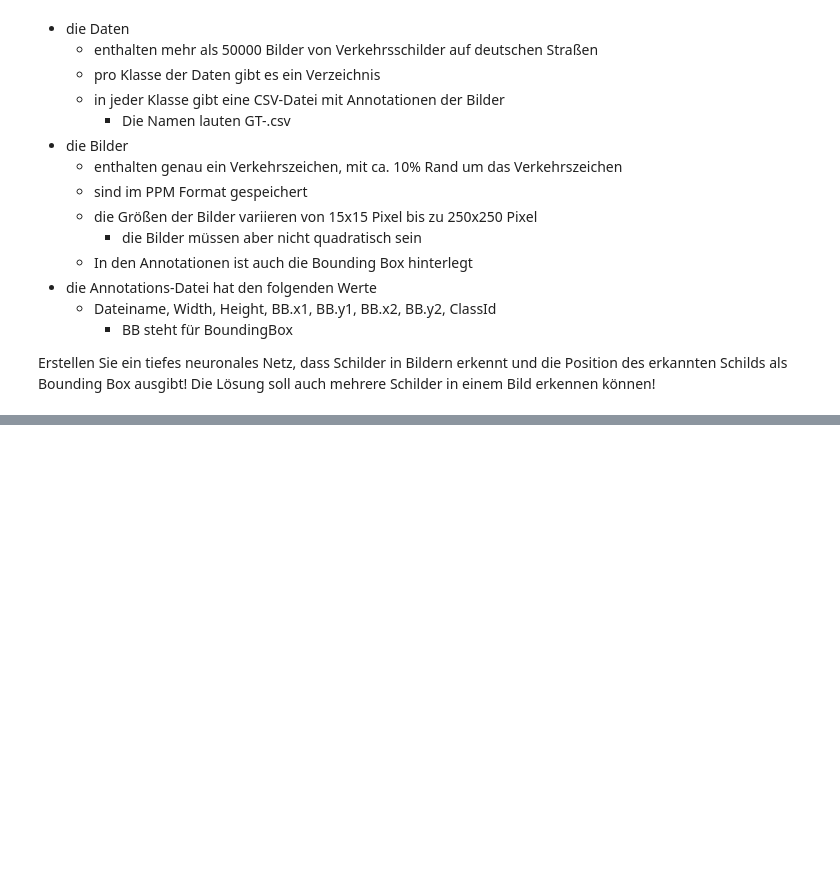
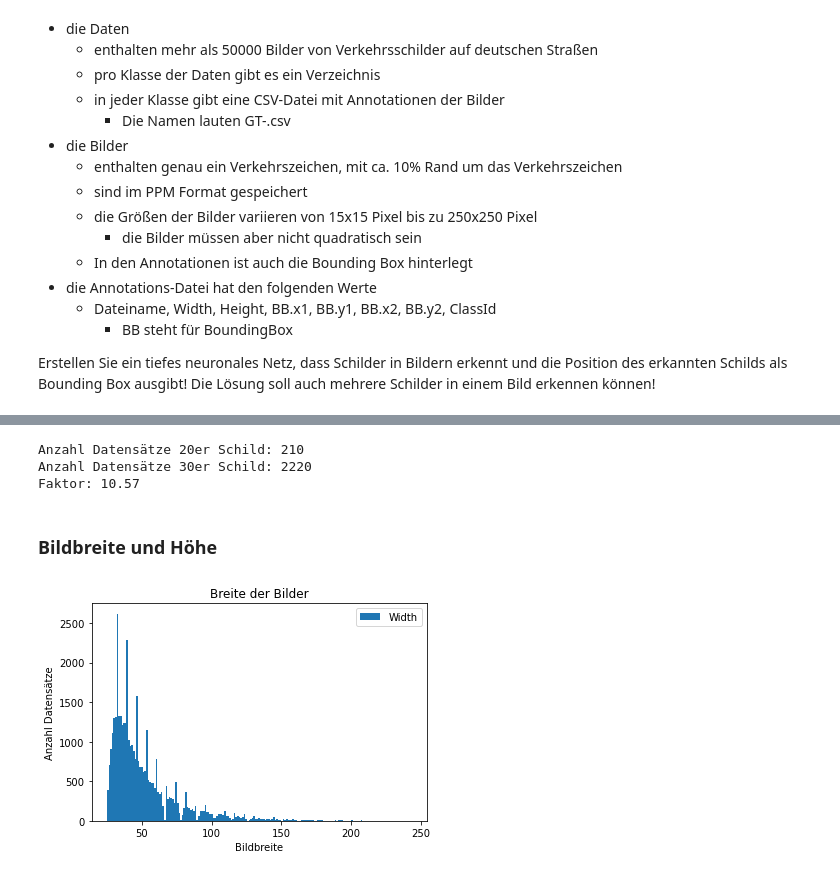
Before and after one commit to Na1k/ML-Lab_project, a Jupyter notebook: Aufgabe_D_Schilder.ipynb, the cells around one changed output, grey strips where cells are left out. Drawn from its saved outputs; the diff is of its cells as text; code cells hidden in the pictures; blank space fills up the shorter version.

```diff
--- a/Aufgabe_D_Schilder.ipynb
+++ b/Aufgabe_D_Schilder.ipynb
@@ -132,0 +607,18 @@ ImageDisplayer(df, 100, 105)
+# %%
+print("Anzahl Datensätze 20er Schild:", len(df[df["ClassId"] == 0]))
+print("Anzahl Datensätze 30er Schild:", len(df[df["ClassId"] == 1]))
+print("Faktor:", round(len(df[df["ClassId"] == 1])/len(df[df["ClassId"] == 0]), 2))
+# %% [output]
+Anzahl Datensätze 20er Schild: 210
+Anzahl Datensätze 30er Schild: 2220
+Faktor: 10.57
+# %% [markdown]
+### Bildbreite und Höhe
+# %%
+df.plot(y="Width", kind="hist", bins=len(set(df["Width"])))
+plt.title("Breite der Bilder")
+plt.ylabel("Anzahl Datensätze")
+plt.xlabel("Bildbreite")
+plt.show()
+# %% [output]
+[figure, added]
```
Also changed, not shown: parts of 131 cells of this notebook, 1 other file.
